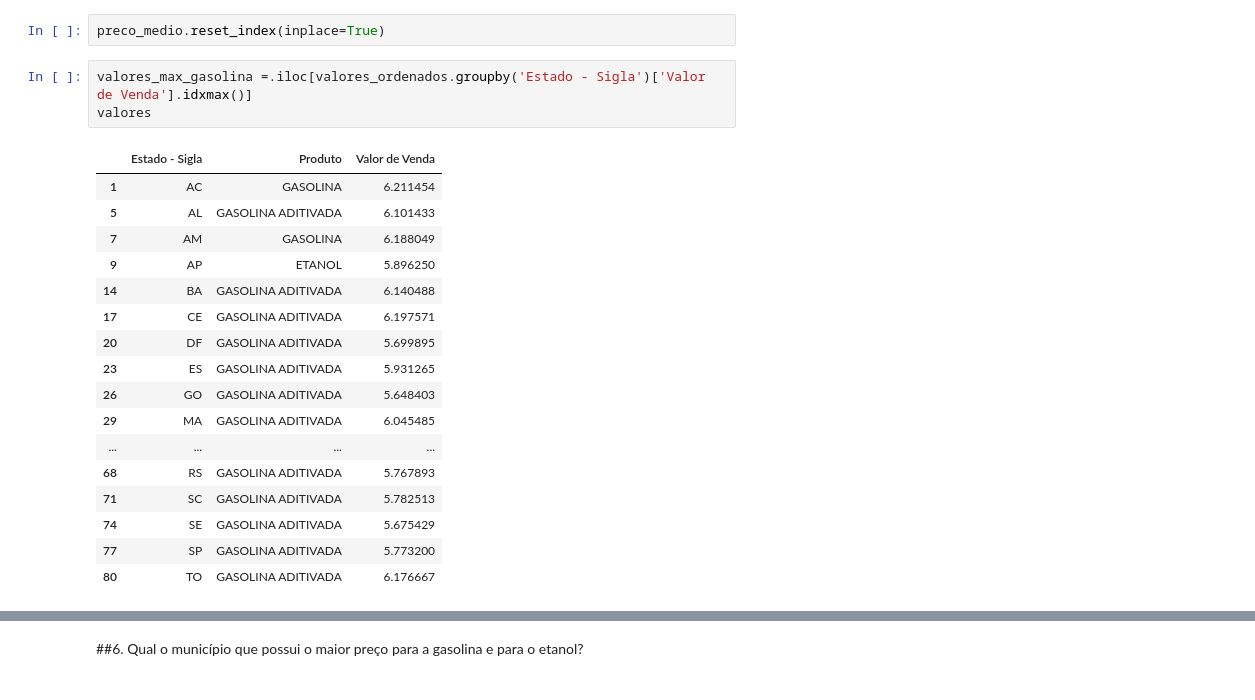
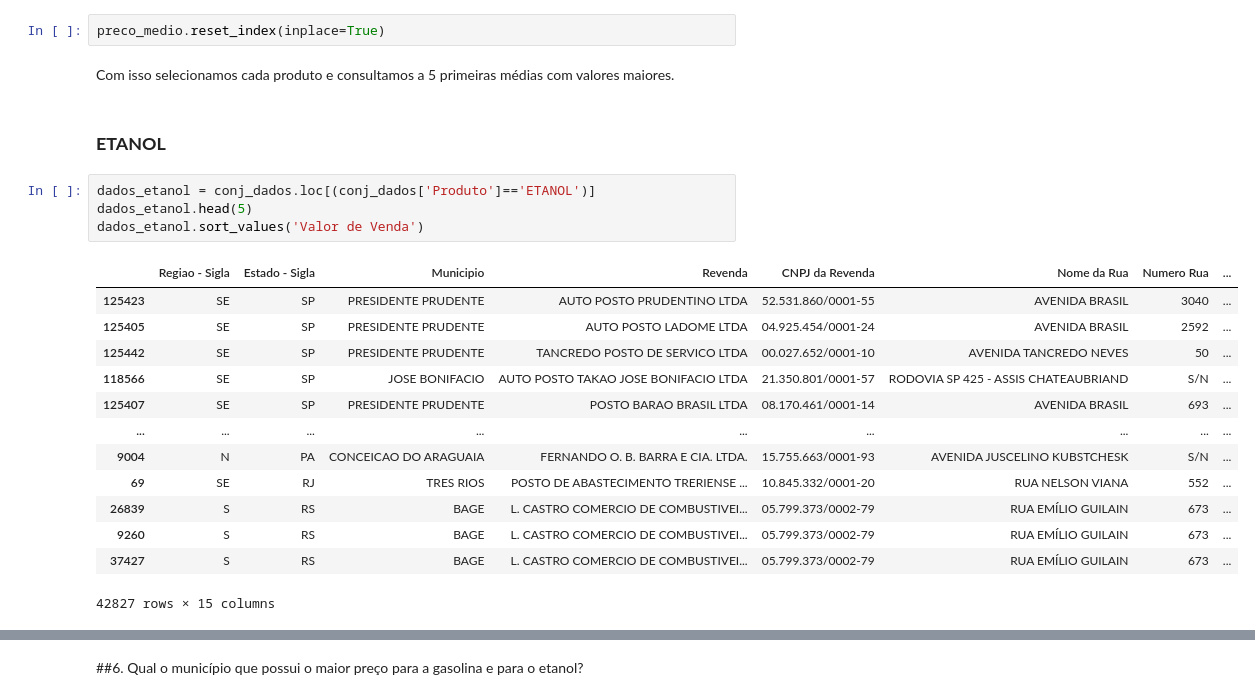
Before and after one commit to amoralles/ProjetoFinal_M4, a Jupyter notebook: ProjetoFinal_M4.ipynb, the cells around one changed output, grey strips where cells are left out. Drawn from its saved outputs; the diff is of its cells as text.

```diff
--- a/ProjetoFinal_M4.ipynb
+++ b/ProjetoFinal_M4.ipynb
@@ -214,24 +214,25 @@ valores_ordenados
 81 rows × 3 columns
 # %%
 preco_medio.reset_index(inplace=True)
-# %%
-valores_max_gasolina =.iloc[valores_ordenados.groupby('Estado - Sigla')['Valor de Venda'].idxmax()]
-valores
-# %% [output]
-|  | Estado - Sigla | Produto | Valor de Venda |
-| 1 | AC | GASOLINA | 6.211454 |
-| 5 | AL | GASOLINA ADITIVADA | 6.101433 |
-| 7 | AM | GASOLINA | 6.188049 |
-| 9 | AP | ETANOL | 5.896250 |
-| 14 | BA | GASOLINA ADITIVADA | 6.140488 |
-| 17 | CE | GASOLINA ADITIVADA | 6.197571 |
-| 20 | DF | GASOLINA ADITIVADA | 5.699895 |
-| 23 | ES | GASOLINA ADITIVADA | 5.931265 |
-| 26 | GO | GASOLINA ADITIVADA | 5.648403 |
-| 29 | MA | GASOLINA ADITIVADA | 6.045485 |
-| ... | ... | ... | ... |
-| 68 | RS | GASOLINA ADITIVADA | 5.767893 |
-| 71 | SC | GASOLINA ADITIVADA | 5.782513 |
-| 74 | SE | GASOLINA ADITIVADA | 5.675429 |
-| 77 | SP | GASOLINA ADITIVADA | 5.773200 |
-| 80 | TO | GASOLINA ADITIVADA | 6.176667 |
+# %% [markdown]
+Com isso selecionamos cada produto e consultamos a 5 primeiras médias com valores maiores.
+# %% [markdown]
+### **ETANOL**
+# %%
+dados_etanol = conj_dados.loc[(conj_dados['Produto']=='ETANOL')]
+dados_etanol.head(5)
+dados_etanol.sort_values('Valor de Venda')
+# %% [output]
+|  | Regiao - Sigla | Estado - Sigla | Municipio | Revenda | CNPJ da Revenda | Nome da Rua | Numero Rua | ... |
+| 125423 | SE | SP | PRESIDENTE PRUDENTE | AUTO POSTO PRUDENTINO LTDA | 52.531.860/0001-55 | AVENIDA BRASIL | 3040 | ... |
+| 125405 | SE | SP | PRESIDENTE PRUDENTE | AUTO POSTO LADOME LTDA | 04.925.454/0001-24 | AVENIDA BRASIL | 2592 | ... |
+| 125442 | SE | SP | PRESIDENTE PRUDENTE | TANCREDO POSTO DE SERVICO LTDA | 00.027.652/0001-10 | AVENIDA TANCREDO NEVES | 50 | ... |
+| 118566 | SE | SP | JOSE BONIFACIO | AUTO POSTO TAKAO JOSE BONIFACIO LTDA | 21.350.801/0001-57 | RODOVIA SP 425 - ASSIS CHATEAUBRIAND | S/N | ... |
+| 125407 | SE | SP | PRESIDENTE PRUDENTE | POSTO BARAO BRASIL LTDA | 08.170.461/0001-14 | AVENIDA BRASIL | 693 | ... |
+| ... | ... | ... | ... | ... | ... | ... | ... | ... |
+| 9004 | N | PA | CONCEICAO DO ARAGUAIA | FERNANDO O. B. BARRA E CIA. LTDA. | 15.755.663/0001-93 | AVENIDA JUSCELINO KUBSTCHESK | S/N | ... |
+| 69 | SE | RJ | TRES RIOS | POSTO DE ABASTECIMENTO TRERIENSE ... | 10.845.332/0001-20 | RUA NELSON VIANA | 552 | ... |
+| 26839 | S | RS | BAGE | L. CASTRO COMERCIO DE COMBUSTIVEI... | 05.799.373/0002-79 | RUA EMÍLIO GUILAIN | 673 | ... |
+| 9260 | S | RS | BAGE | L. CASTRO COMERCIO DE COMBUSTIVEI... | 05.799.373/0002-79 | RUA EMÍLIO GUILAIN | 673 | ... |
+| 37427 | S | RS | BAGE | L. CASTRO COMERCIO DE COMBUSTIVEI... | 05.799.373/0002-79 | RUA EMÍLIO GUILAIN | 673 | ... |
+42827 rows × 15 columns
```
Also changed, not shown: parts of 33 cells of this notebook.
